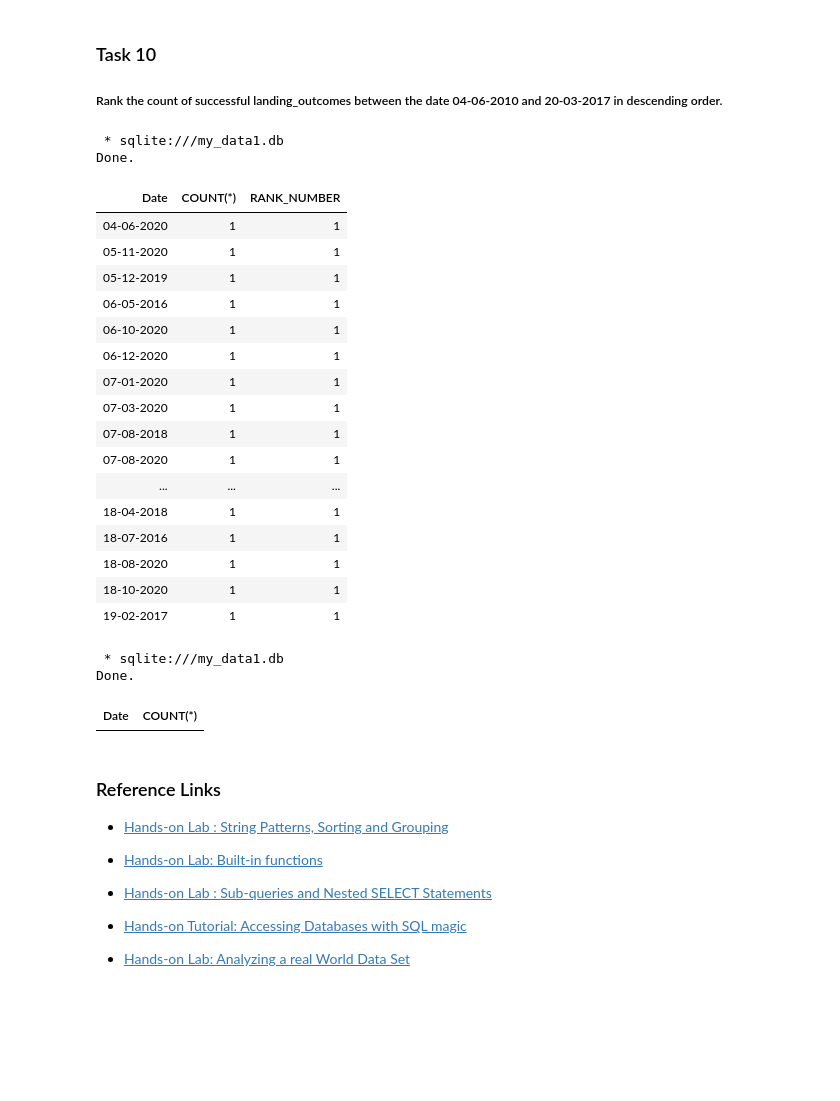
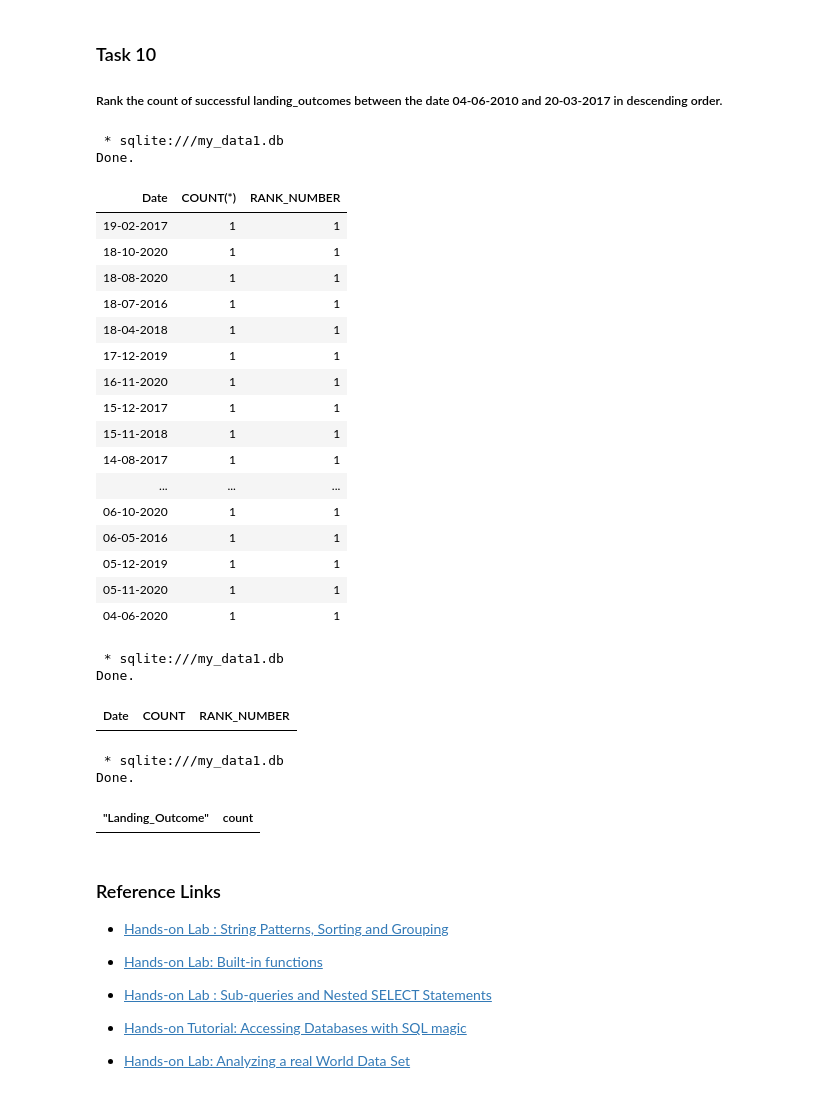
Before and after one commit to 00G4briel00/Applied_Data_Science_Capstone, a Jupyter notebook: jupyter-labs-eda-sql-coursera_sqllite.ipynb, the cells around one changed output. Drawn from its saved outputs; the diff is of its cells as text; code cells hidden in the pictures; blank space fills up the shorter version.

```diff
--- a/jupyter-labs-eda-sql-coursera_sqllite.ipynb
+++ b/jupyter-labs-eda-sql-coursera_sqllite.ipynb
@@ -287,40 +307,53 @@ Done.
 # %%
 %%sql
 SELECT "Date", COUNT(*), RANK() OVER(ORDER BY COUNT(*)) RANK_NUMBER
 FROM SPACEXTBL
 WHERE "Date" > '04-06-2010' AND "Date" < '20-03-2017' AND "Landing _Outcome" LIKE '%Success%'
-GROUP BY "Date";
+GROUP BY "Date"
+ORDER BY "Date" DESC;
 # %% [output]
  * sqlite:///my_data1.db
 Done.
 | Date | COUNT(*) | RANK_NUMBER |
+| 19-02-2017 | 1 | 1 |
+| 18-10-2020 | 1 | 1 |
+| 18-08-2020 | 1 | 1 |
+| 18-07-2016 | 1 | 1 |
+| 18-04-2018 | 1 | 1 |
+| 17-12-2019 | 1 | 1 |
+| 16-11-2020 | 1 | 1 |
+| 15-12-2017 | 1 | 1 |
+| 15-11-2018 | 1 | 1 |
+| 14-08-2017 | 1 | 1 |
+| ... | ... | ... |
+| 06-10-2020 | 1 | 1 |
+| 06-05-2016 | 1 | 1 |
+| 05-12-2019 | 1 | 1 |
+| 05-11-2020 | 1 | 1 |
 | 04-06-2020 | 1 | 1 |
-| 05-11-2020 | 1 | 1 |
-| 05-12-2019 | 1 | 1 |
-| 06-05-2016 | 1 | 1 |
-| 06-10-2020 | 1 | 1 |
-| 06-12-2020 | 1 | 1 |
-| 07-01-2020 | 1 | 1 |
-| 07-03-2020 | 1 | 1 |
-| 07-08-2018 | 1 | 1 |
-| 07-08-2020 | 1 | 1 |
-| ... | ... | ... |
-| 18-04-2018 | 1 | 1 |
-| 18-07-2016 | 1 | 1 |
-| 18-08-2020 | 1 | 1 |
-| 18-10-2020 | 1 | 1 |
-| 19-02-2017 | 1 | 1 |
+# %%
+%%sql
+SELECT strftime('%Y-%m-%d', "Date") as "Date", COUNT(*) as "COUNT", RANK() OVER (ORDER BY COUNT(*) DESC) as "RANK_NUMBER"
+FROM SPACEXTBL
+WHERE strftime('%Y-%m-%d', "Date") > '2010-06-04' AND strftime('%Y-%m-%d', "Date") < '2017-03-20' AND "Landing _Outcome" LIKE '%Success%'
+GROUP BY strftime('%Y-%m-%d', "Date")
+ORDER BY strftime('%Y-%m-%d', "Date") DESC;
+# %% [output]
+ * sqlite:///my_data1.db
+Done.
+| Date | COUNT | RANK_NUMBER |
 # %%
 %%sql
-SELECT "Date", COUNT(*)
+SELECT "Landing_Outcome", COUNT(*) as count
 FROM SPACEXTBL
-WHERE "Date" > '2010-06-04' AND "Date" < '2017-03-20' AND "Landing_Outcome" LIKE '%Success%'
-GROUP BY "Date"
-ORDER BY COUNT(*) DESC;
+WHERE "Date" > '2010-06-04' AND "Date" < '2017-03-20'
+AND "Landing_Outcome" LIKE '%Success%'
+GROUP BY "Landing_Outcome"
+ORDER BY count DESC;
 # %% [output]
  * sqlite:///my_data1.db
 Done.
-| Date | COUNT(*) |
+| "Landing_Outcome" | count |
 # %% [markdown]
 ### Reference Links
 
```
Also changed, not shown: parts of 3 cells of this notebook.
